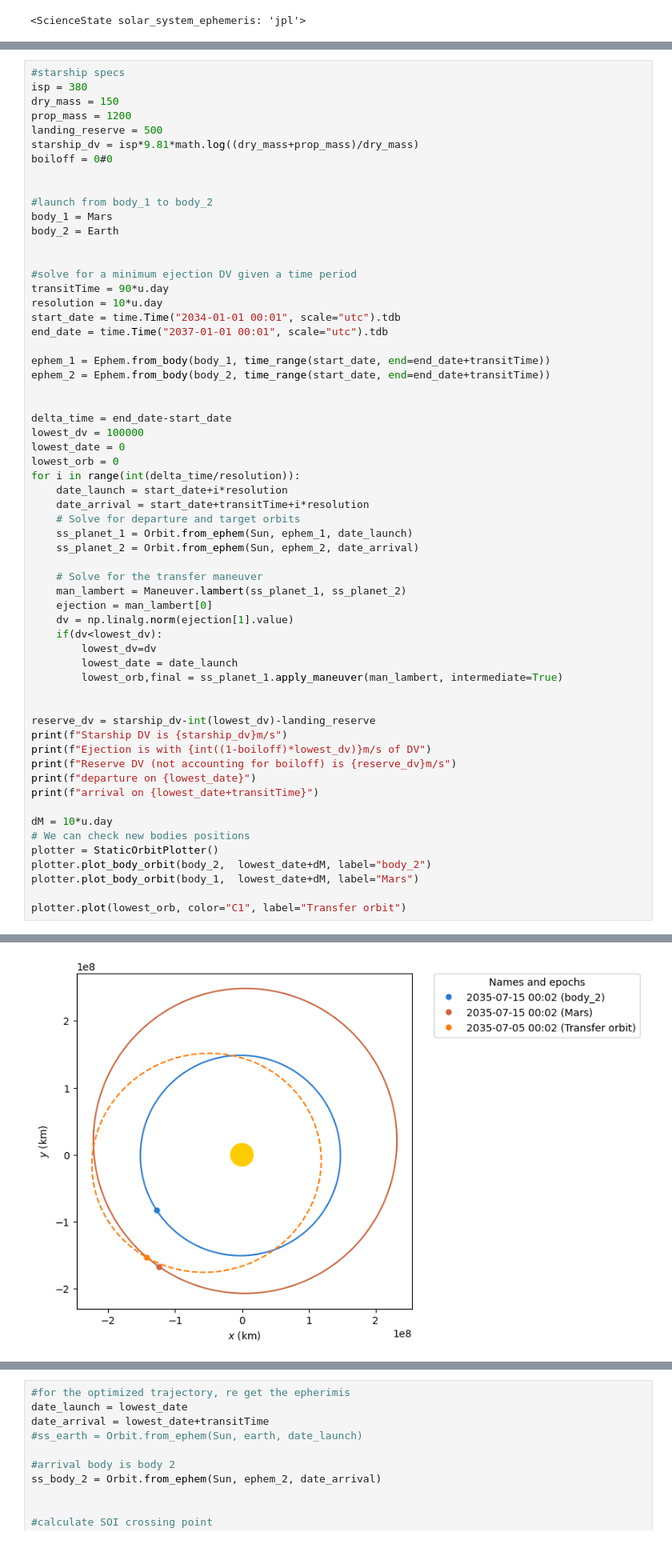
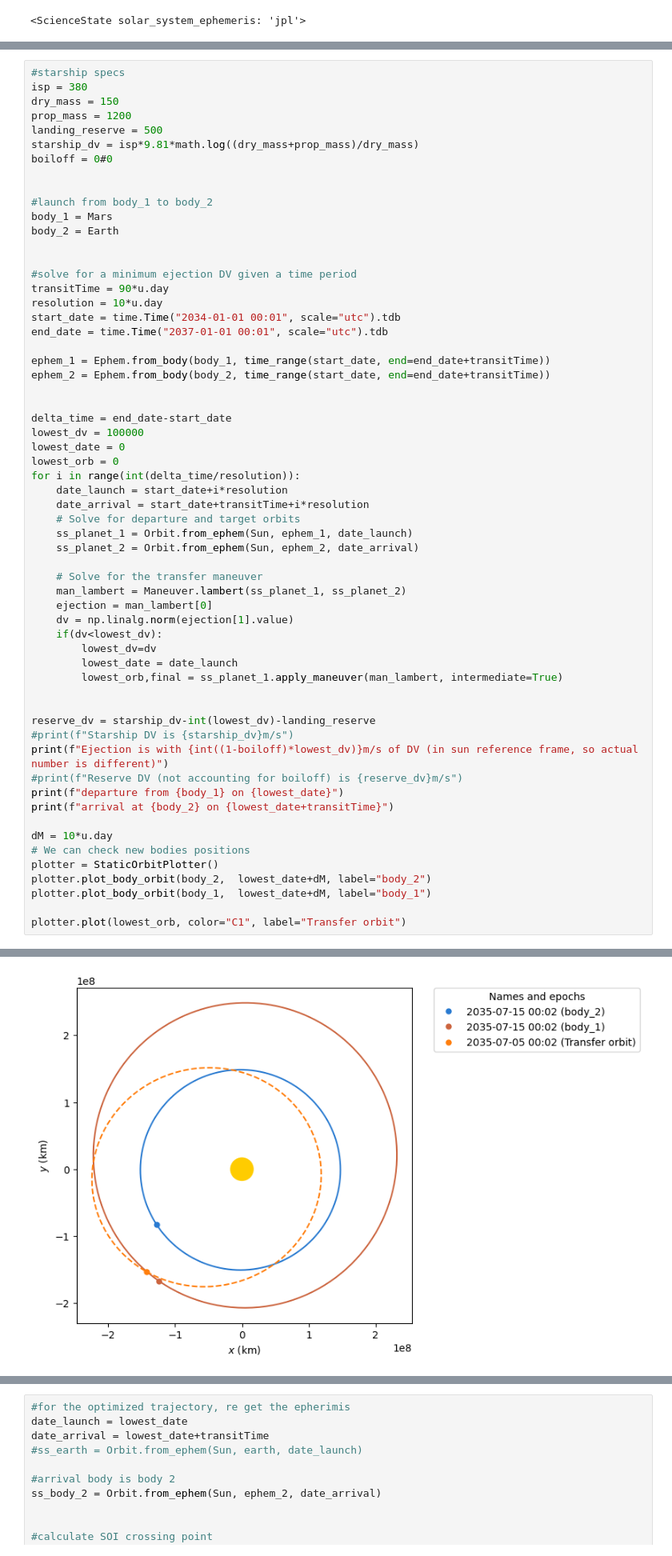
Before and after one commit to jackSN8/mars-3-months, a Jupyter notebook: trajectories/general_trajectory.ipynb, the cells around one changed output, grey strips where cells are left out. Shown at 80% size. Drawn from its saved outputs; the diff is of its cells as text.

```diff
--- a/trajectories/general_trajectory.ipynb
+++ b/trajectories/general_trajectory.ipynb
@@ -71,17 +88,17 @@ for i in range(int(delta_time/resolution)):
 
 
 reserve_dv = starship_dv-int(lowest_dv)-landing_reserve
-print(f"Starship DV is {starship_dv}m/s")
-print(f"Ejection is with {int((1-boiloff)*lowest_dv)}m/s of DV")
-print(f"Reserve DV (not accounting for boiloff) is {reserve_dv}m/s")
-print(f"departure on {lowest_date}")
-print(f"arrival on {lowest_date+transitTime}")
+#print(f"Starship DV is {starship_dv}m/s")
+print(f"Ejection is with {int((1-boiloff)*lowest_dv)}m/s of DV (in sun reference frame, so actual number is different)")
+#print(f"Reserve DV (not accounting for boiloff) is {reserve_dv}m/s")
+print(f"departure from {body_1} on {lowest_date}")
+print(f"arrival at {body_2} on {lowest_date+transitTime}")
 
 dM = 10*u.day
 # We can check new bodies positions
 plotter = StaticOrbitPlotter()
 plotter.plot_body_orbit(body_2,  lowest_date+dM, label="body_2")
-plotter.plot_body_orbit(body_1,  lowest_date+dM, label="Mars")
+plotter.plot_body_orbit(body_1,  lowest_date+dM, label="body_1")
 
 plotter.plot(lowest_orb, color="C1", label="Transfer orbit")
 # %% [output]
@@ -100,3 +109,3 @@ arrival on 2035-10-03 00:02:09.184
 [<matplotlib.lines.Line2D at 0x...>,
  <matplotlib.lines.Line2D at 0x...>]
-[figure, old version]
+[figure, new version]
```
Also changed, not shown: parts of 5 cells of this notebook, 4 other files.
